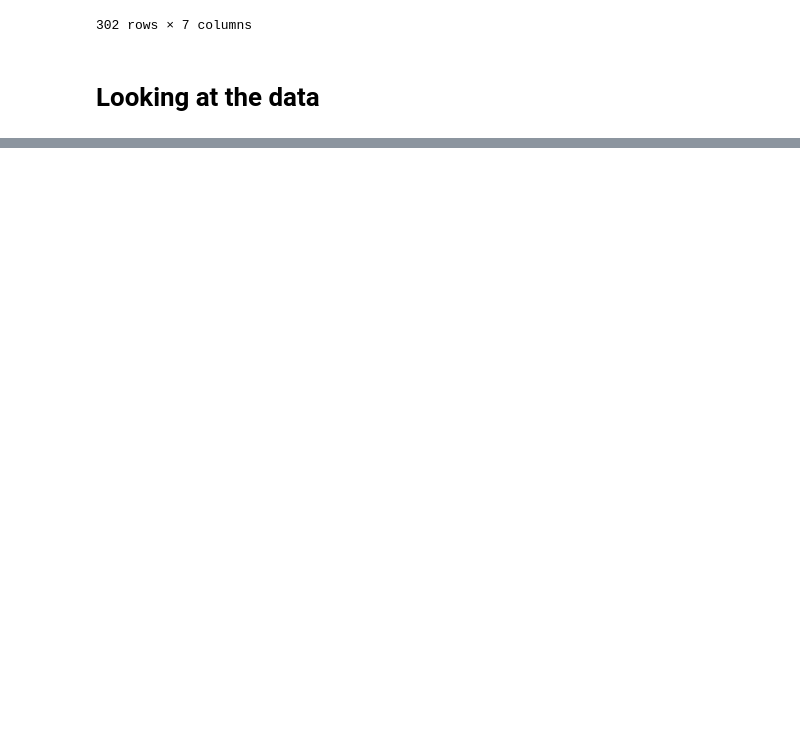
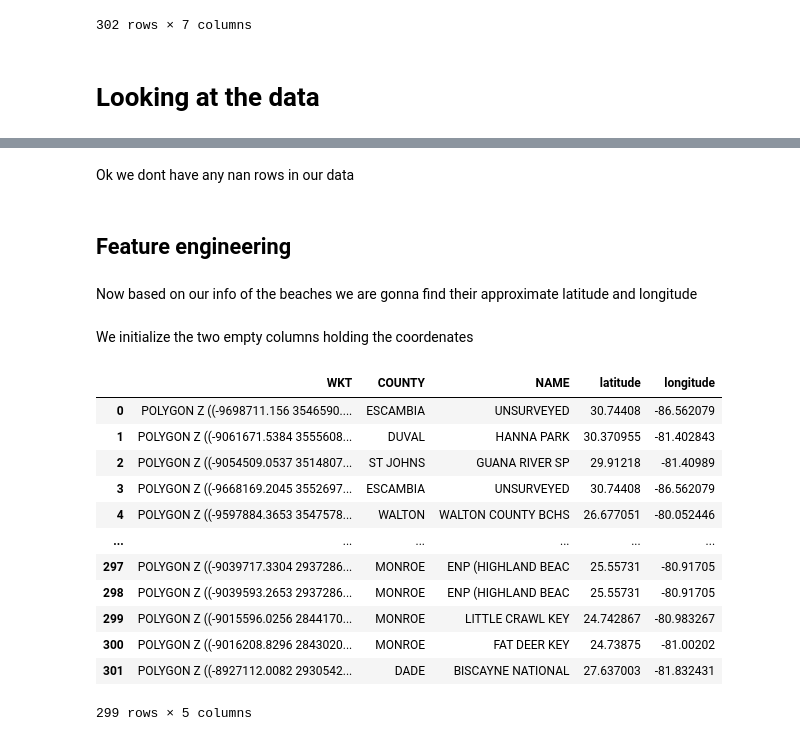
Before and after one commit to jnorfolk/beach-bandits, a Jupyter notebook: notebooks/main.ipynb, the cells around one changed output, grey strips where cells are left out. Drawn from its saved outputs; the diff is of its cells as text; code cells hidden in the pictures; blank space fills up the shorter version.

```diff
--- a/notebooks/main.ipynb
+++ b/notebooks/main.ipynb
@@ -26,0 +97,2 @@ ds
+# %%
+df.drop(columns=['created_user', 'created_date', 'last_edited_user', 'last_edited_date'], inplace = True)
@@ -26,0 +130,6 @@ ds
+# %% [markdown]
+Ok we dont have any nan rows in our data
+# %% [markdown]
+## Feature engineering
+# %% [markdown]
+Now based on our info of the beaches we are gonna find their approximate latitude and longitude
@@ -26,0 +139,2 @@ ds
+# %% [markdown]
+We initialize the two empty columns holding the coordenates
@@ -26,0 +148,16 @@ ds
+# %%
+df
+# %% [output]
+|  | WKT | COUNTY | NAME | latitude | longitude |
+| 0 | POLYGON Z ((-9698711.156 3546590.... | ESCAMBIA | UNSURVEYED | 30.74408 | -86.562079 |
+| 1 | POLYGON Z ((-9061671.5384 3555608... | DUVAL | HANNA PARK | 30.370955 | -81.402843 |
+| 2 | POLYGON Z ((-9054509.0537 3514807... | ST JOHNS | GUANA RIVER SP | 29.91218 | -81.40989 |
+| 3 | POLYGON Z ((-9668169.2045 3552697... | ESCAMBIA | UNSURVEYED | 30.74408 | -86.562079 |
+| 4 | POLYGON Z ((-9597884.3653 3547578... | WALTON | WALTON COUNTY BCHS | 26.677051 | -80.052446 |
+| ... | ... | ... | ... | ... | ... |
+| 297 | POLYGON Z ((-9039717.3304 2937286... | MONROE | ENP (HIGHLAND BEAC | 25.55731 | -80.91705 |
+| 298 | POLYGON Z ((-9039593.2653 2937286... | MONROE | ENP (HIGHLAND BEAC | 25.55731 | -80.91705 |
+| 299 | POLYGON Z ((-9015596.0256 2844170... | MONROE | LITTLE CRAWL KEY | 24.742867 | -80.983267 |
+| 300 | POLYGON Z ((-9016208.8296 2843020... | MONROE | FAT DEER KEY | 24.73875 | -81.00202 |
+| 301 | POLYGON Z ((-8927112.0082 2930542... | DADE | BISCAYNE NATIONAL | 27.637003 | -81.832431 |
+299 rows × 5 columns
```
Also changed, not shown: parts of 27 cells of this notebook.
